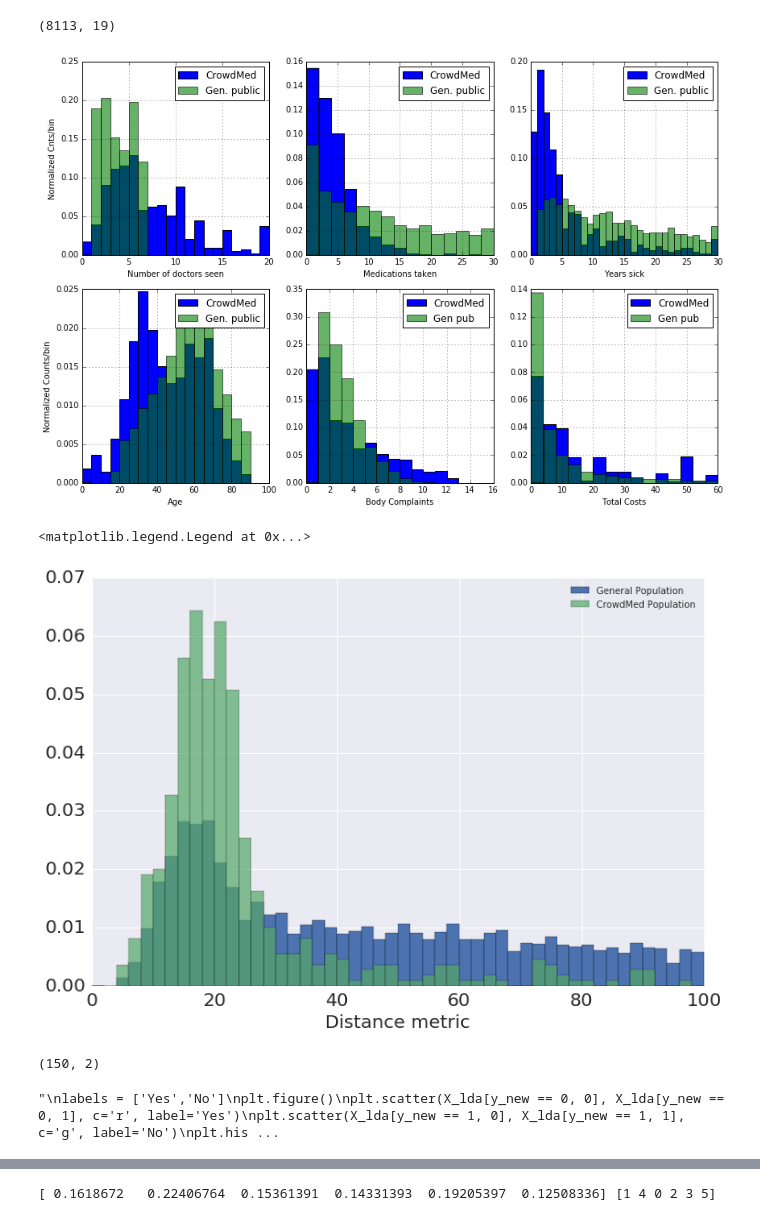
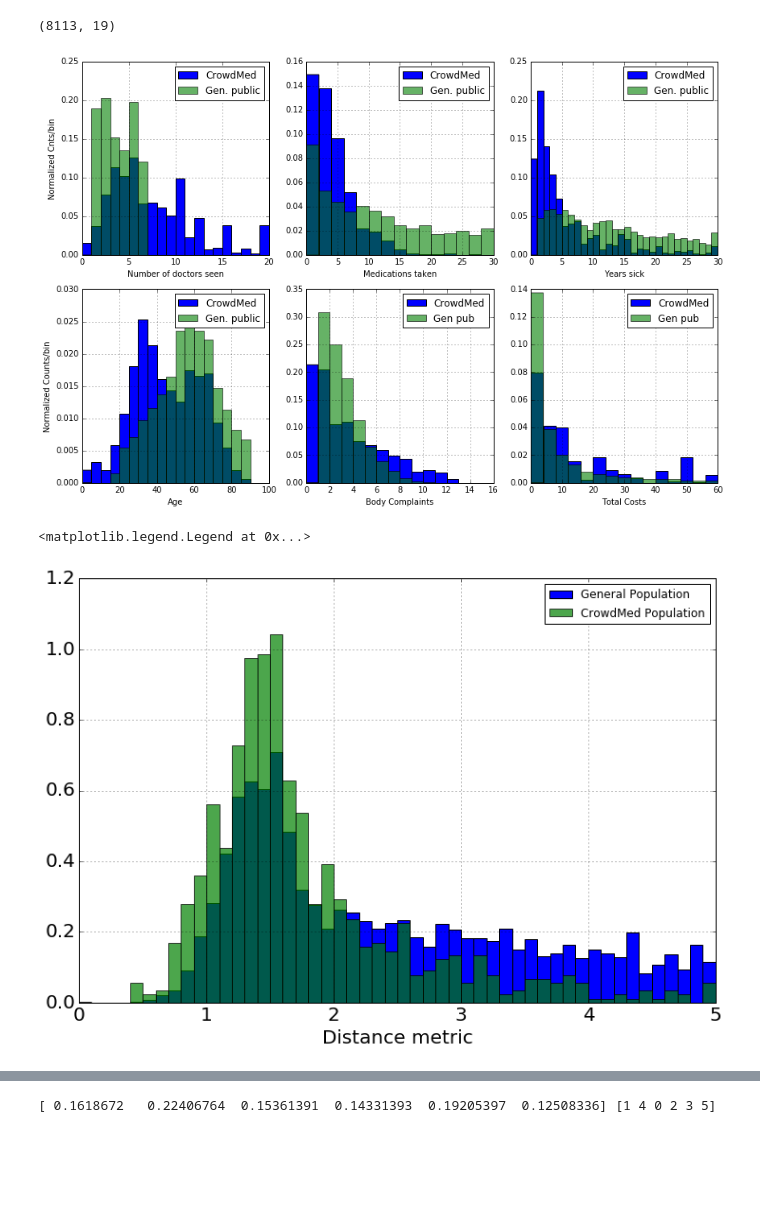
Before and after one commit to mhaytmyr/Insight, a Jupyter notebook: Week4.ipynb, the cells around one changed output, grey strips where cells are left out. Drawn from its saved outputs; the diff is of its cells as text; code cells hidden in the pictures; blank space fills up the shorter version.

```diff
--- a/Week4.ipynb
+++ b/Week4.ipynb
@@ -239,7 +235,7 @@ sickness = {'HIBPDX':'HIBPAGED','CHDDX':'CHDAGED','ANGIDX':'ANGIAGED','MIDX':'MI
 #for keys in ['HIBPDX','CHDDX','ANGIDX','MIDX','OHRTDX','STRKDX','EMPHDX','CHOLDX','DIABDX','ARTHDX','ASTHDX']:
 for key in sickness:
     control[key] = control[key].apply(lambda x: 0 if int(x)!=1 else 1)
-    #control[sickness[key]] = control[sickness[key]].apply(lambda x: None if int(x)<0 else x)
+    control[sickness[key]] = control[sickness[key]].apply(lambda x: None if int(x)<0 else x)
     genPop['bodyComplaintCnt']+=control[key]
     #find years sick
     genPop[sickness[key]] = control[sickness[key]]
@@ -323,42 +319,53 @@ plt.tight_layout()
 plt.show()
 #fig.savefig('featureDistribution.png')
 # %% [output]
-[figure, old version]
+[figure, new version]
 # %%
+from sklearn.metrics.pairwise import chi2_kernel
+
 
 #now calculate chi distribution
 ageMean = allMerged['age'].mean()
+ageStd = allMerged['age'].std()
 medCountMean = allMerged['medicationCount'].mean()
+medCountStd = allMerged['medicationCount'].std()
 waitMean = allMerged['waitYear'].mean()
+waitStd = allMerged['waitYear'].std()
 complaintMean = allMerged['bodyComplaintCnt'].mean()
+complaintStd = allMerged['bodyComplaintCnt'].std()
 doctorMean = allMerged['priorDoctors'].mean()
+doctorStd = allMerged['priorDoctors'].std()
 costMean = allMerged['costs'].mean()
+costStd = allMerged['costs'].std()
 
 #print("ageMean={} \n medCountMean={}\n waitMean={} \n complaintMean={} \ndoctorMean={}".format(ageMean,medCountMean,waitMean,complaintMean,doctorMean))
 
-allMerged['chi'] = np.sqrt((allMerged['age']-ageMean)**2/10+10*(allMerged['medicationCount']-medCountMean)**2 \
-                                 +10*(allMerged['waitYear']-waitMean)**2+(allMerged['priorDoctors']-doctorMean)**2\
-                                 +(allMerged['bodyComplaintCnt']-complaintMean)**2)
+allMerged['chi'] = np.sqrt((allMerged['age']-ageMean)**2/ageMean**2+(allMerged['medicationCount']-medCountMean)**2/medCountMean**2 \
+                                 +(allMerged['waitYear']-waitMean)**2/waitMean**2+(allMerged['priorDoctors']-doctorMean)**2/doctorMean**2\
+                                 +(allMerged['bodyComplaintCnt']-complaintMean)**2/complaintMean**2)
 
-genPop['chi'] = np.sqrt((genPop['age']-ageMean)**2/10+10*(genPop['medicationCount']-medCountMean)**2 \
-                                 +10*(genPop['waitYear']-waitMean)**2+(genPop['priorDoctors']-doctorMean)**2\
-                                 +(genPop['bodyComplaintCnt']-complaintMean)**2)
-'''
-genPop['chi'] = np.sqrt((genPop['age']-genPop['age'].mean())**2/10+10*(genPop['medicationCount']-genPop['medicationCount'].mean())**2 \
-                                 +(genPop['waitYear']-genPop['waitYear'].mean())**2+(genPop['priorDoctors']-genPop['priorDoctors'].mean())**2\
-                                 +(genPop['bodyComplaintCnt']-genPop['bodyComplaintCnt'].mean())**2)
+genPop['chi'] = np.sqrt((genPop['age']-ageMean)**2/ageMean**2+(genPop['medicationCount']-medCountMean)**2/medCountMean**2 \
+                                 +(genPop['waitYear']-waitMean)**2/waitMean**2+(genPop['priorDoctors']-doctorMean)**2/doctorMean**2\
+                                 +(genPop['bodyComplaintCnt']-complaintMean)**2/complaintMean**2)
 '''
 
-ax = genPop.ix[:,'chi'].hist(bins=50,range=[0,100],label='General Population',figsize=(12,8), normed=True)
+genPop['chi'] = np.sqrt((genPop['age']-genPop['age'].mean())**2/genPop['age'].mean()**2\
+                        +(genPop['medicationCount']-genPop['medicationCount'].mean())**2/genPop['medicationCount'].mean()**2 \
+                        +(genPop['waitYear']-genPop['waitYear'].mean())**2/genPop['waitYear'].mean()**2\
+                        +(genPop['priorDoctors']-genPop['priorDoctors'].mean())**2/genPop['priorDoctors'].mean()**2\
+                        +(genPop['bodyComplaintCnt']-genPop['bodyComplaintCnt'].mean())**2/genPop['bodyComplaintCnt'].mean()**2)
+'''
+
+ax = genPop.ix[:,'chi'].hist(bins=50,range=[0,5],label='General Population',figsize=(12,8), normed=True)
 ax.set_xlabel('Distance metric',fontsize=20)
-bins,chiData,_ = plt.hist(allMerged['chi'], bins=50, range=[0,100], label='CrowdMed Population',alpha=0.7, normed=True)
+bins,chiData,_ = plt.hist(allMerged['chi'], bins=50, range=[0,5], label='CrowdMed Population',alpha=0.7, normed=True)
 plt.tick_params(axis='both', which='major', labelsize=20)
 plt.tick_params(axis='both', which='minor', labelsize=50)
 plt.legend()
 #plt.savefig('chiDistribution.png')
 # %% [output]
 <matplotlib.legend.Legend at 0x...>
-[figure, old version]
+[figure, new version]
 # %%
 '''
 def gauss(x,mu,sigma,A):
@@ -399,32 +411,3 @@ X_new,y_new = mergedDF[features].drop(['rating'],axis=1), mergedDF['rating']
-# %%
-#from sklearn.lda import LDA
-from sklearn import datasets
-from sklearn.discriminant_analysis import LinearDiscriminantAnalysis as LDA
-#from sklearn.decomposition import PCA
-
-iris = datasets.load_iris()
-X_new = iris.data
-y_new = iris.target
-target_names = iris.target_names
-
-lda = LDA(n_components=3)
-X_r2 = lda.fit(X_new, y_new).transform(X_new)
-print(X_r2.shape)
-
-'''
-labels = ['Yes','No']
-plt.figure()
-plt.scatter(X_lda[y_new == 0, 0], X_lda[y_new == 0, 1], c='r', label='Yes')
-plt.scatter(X_lda[y_new == 1, 0], X_lda[y_new == 1, 1], c='g', label='No')
-plt.hist(X_lda[y_new==0])
-plt.hist(X_lda[y_new==1],alpha=0.7)
-plt.legend()
-plt.title('LDA')
-plt.show()
-'''
-# %% [output]
-(150, 2)
-"\nlabels = ['Yes','No']\nplt.figure()\nplt.scatter(X_lda[y_new == 0, 0], X_lda[y_new == 0, 1], c='r', label='Yes')\nplt.scatter(X_lda[y_new == 1, 0], X_lda[y_new == 1, 1], c='g', label='No')\nplt.his ...
 # %%
 from imblearn.under_sampling import ClusterCentroids
 from imblearn.under_sampling import RandomUnderSampler
```
Also changed, not shown: parts of 17 cells of this notebook.
